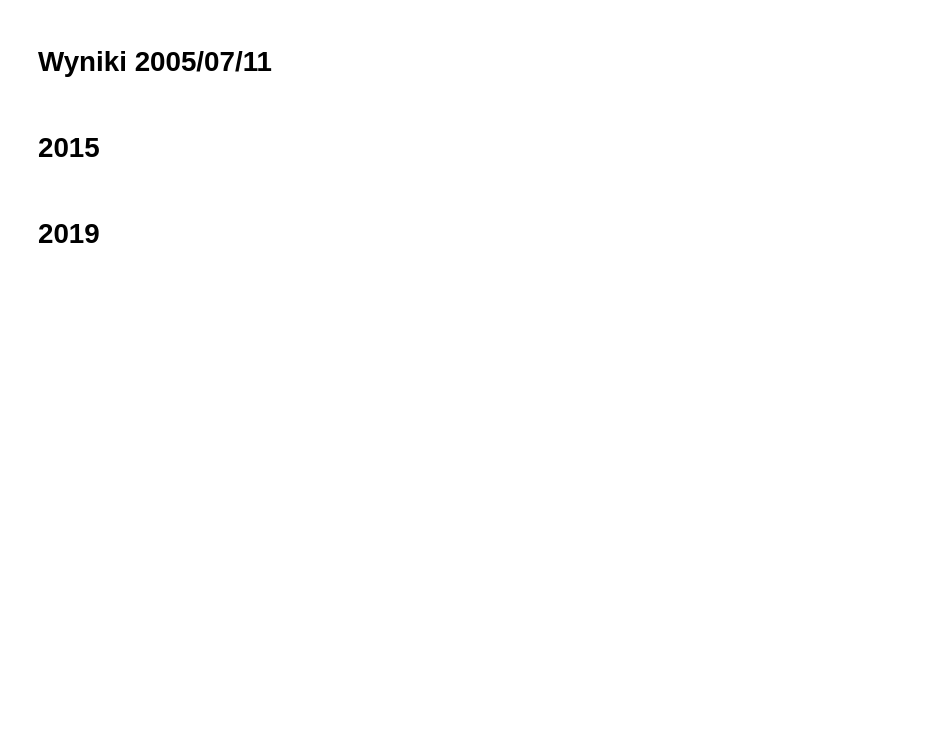
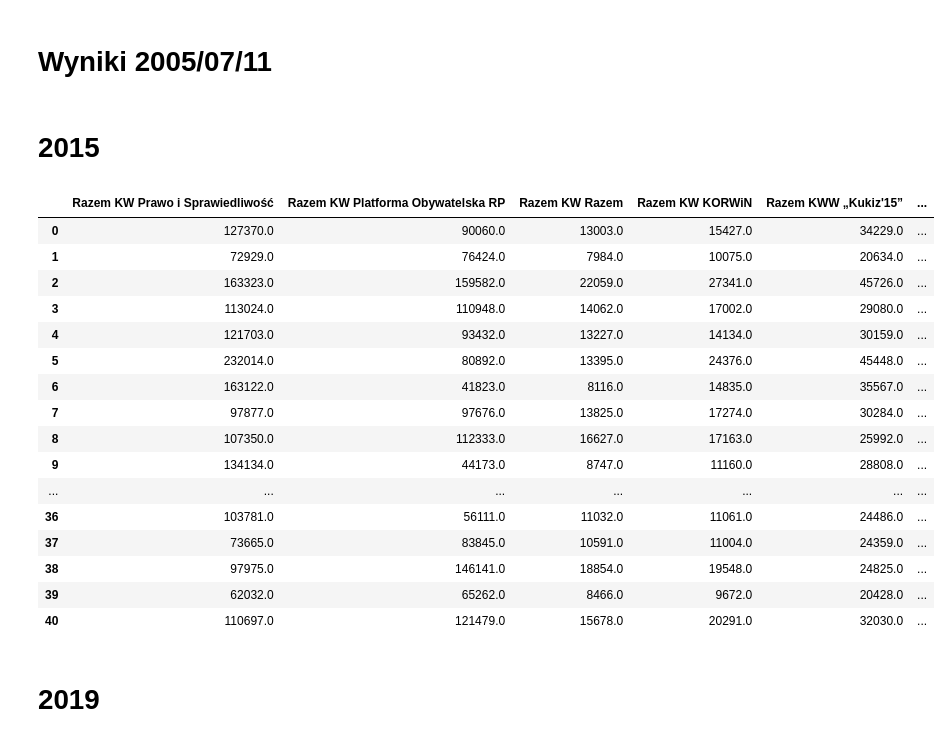
Before and after one commit to MarBry111/Forecast_Election_Poland, a Jupyter notebook: EXAMING_VOTE_DATA_AND_STAT_Vojevodztwa.ipynb, the cells around one changed output. Saved outputs shown, nothing was run; the diff lists cells and outputs as text; code cells hidden in the pictures; blank space fills up the shorter version.

```diff
--- a/EXAMING_VOTE_DATA_AND_STAT_Vojevodztwa.ipynb
+++ b/EXAMING_VOTE_DATA_AND_STAT_Vojevodztwa.ipynb
@@ -41,3 +53,23 @@ for i in range(41):
     excel_pd = excel_pd.sum()
     list_excel.append(excel_pd)
 df_2015 = pd.concat(list_excel, axis=1).T.fillna(0)
+# %%
+df_2015
+# %% [output]
+|  | Razem KW Prawo i Sprawiedliwość | Razem KW Platforma Obywatelska RP | Razem KW Razem | Razem KW KORWiN | Razem KWW „Kukiz'15” | ... |
+| 0 | 127370.0 | 90060.0 | 13003.0 | 15427.0 | 34229.0 | ... |
+| 1 | 72929.0 | 76424.0 | 7984.0 | 10075.0 | 20634.0 | ... |
+| 2 | 163323.0 | 159582.0 | 22059.0 | 27341.0 | 45726.0 | ... |
+| 3 | 113024.0 | 110948.0 | 14062.0 | 17002.0 | 29080.0 | ... |
+| 4 | 121703.0 | 93432.0 | 13227.0 | 14134.0 | 30159.0 | ... |
+| 5 | 232014.0 | 80892.0 | 13395.0 | 24376.0 | 45448.0 | ... |
+| 6 | 163122.0 | 41823.0 | 8116.0 | 14835.0 | 35567.0 | ... |
+| 7 | 97877.0 | 97676.0 | 13825.0 | 17274.0 | 30284.0 | ... |
+| 8 | 107350.0 | 112333.0 | 16627.0 | 17163.0 | 25992.0 | ... |
+| 9 | 134134.0 | 44173.0 | 8747.0 | 11160.0 | 28808.0 | ... |
+| ... | ... | ... | ... | ... | ... | ... |
+| 36 | 103781.0 | 56111.0 | 11032.0 | 11061.0 | 24486.0 | ... |
+| 37 | 73665.0 | 83845.0 | 10591.0 | 11004.0 | 24359.0 | ... |
+| 38 | 97975.0 | 146141.0 | 18854.0 | 19548.0 | 24825.0 | ... |
+| 39 | 62032.0 | 65262.0 | 8466.0 | 9672.0 | 20428.0 | ... |
+| 40 | 110697.0 | 121479.0 | 15678.0 | 20291.0 | 32030.0 | ... |
```
Also changed, not shown: parts of 16 cells of this notebook, 3 other files.
